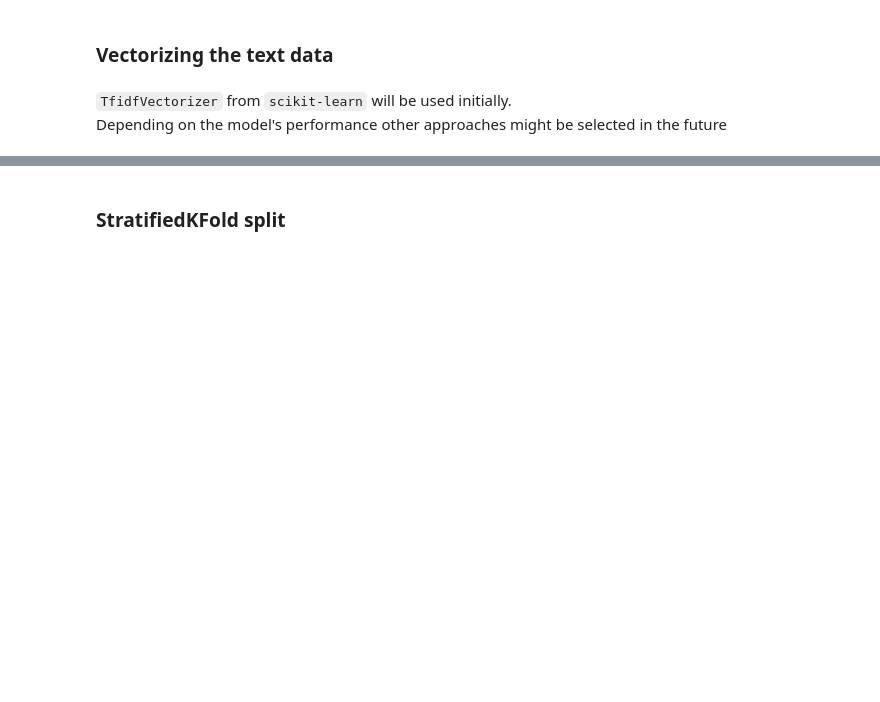
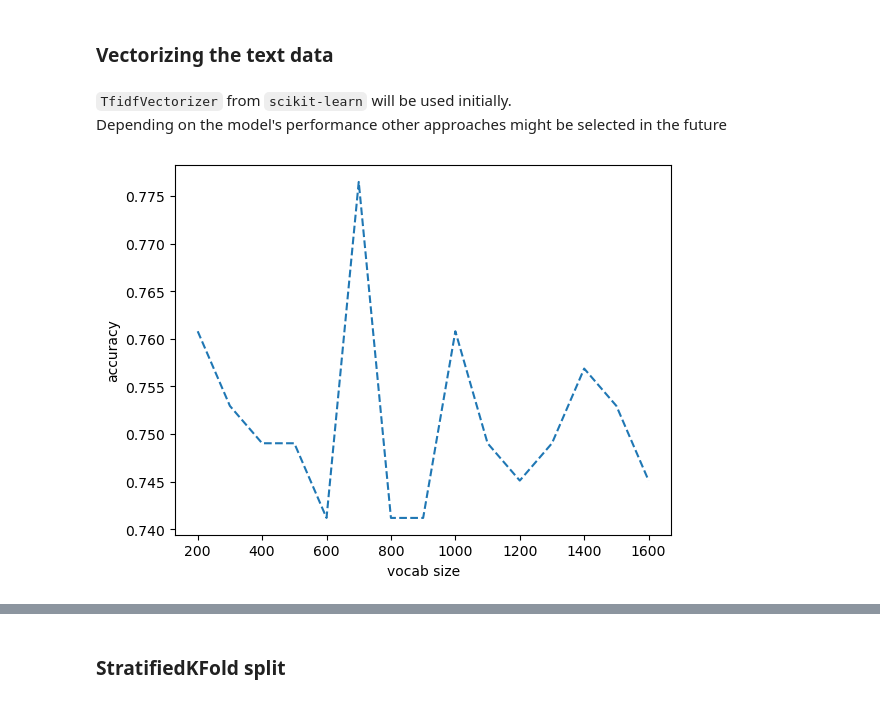
Before and after one commit to SkAndMl/question_tagging, a Jupyter notebook: notebooks/QuestionTagging1.ipynb, the cells around one changed output, grey strips where cells are left out. Drawn from its saved outputs; the diff is of its cells as text; code cells hidden in the pictures; blank space fills up the shorter version.

```diff
--- a/notebooks/QuestionTagging1.ipynb
+++ b/notebooks/QuestionTagging1.ipynb
@@ -250 +259,7 @@ Depending on the model's performance other approaches might be selected in the f
+# %%
+plt.plot(vocab_sizes, accuracies, ls='--')
+plt.xlabel("vocab size")
+plt.ylabel("accuracy");
+# %% [output]
+[figure, added]
 # %%
```
Also changed, not shown: parts of 29 cells of this notebook.
